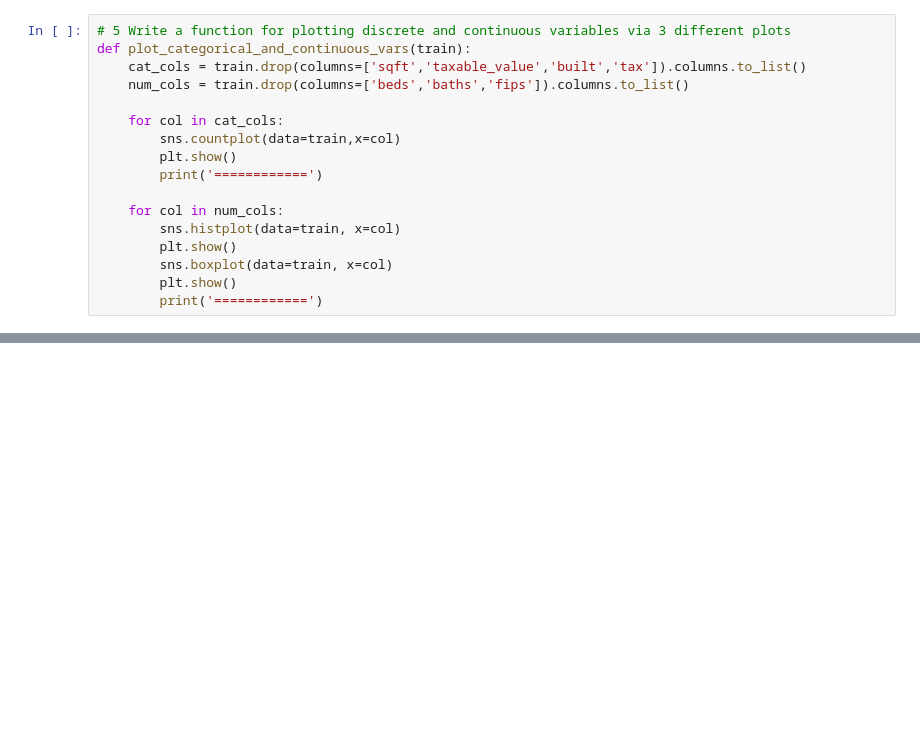
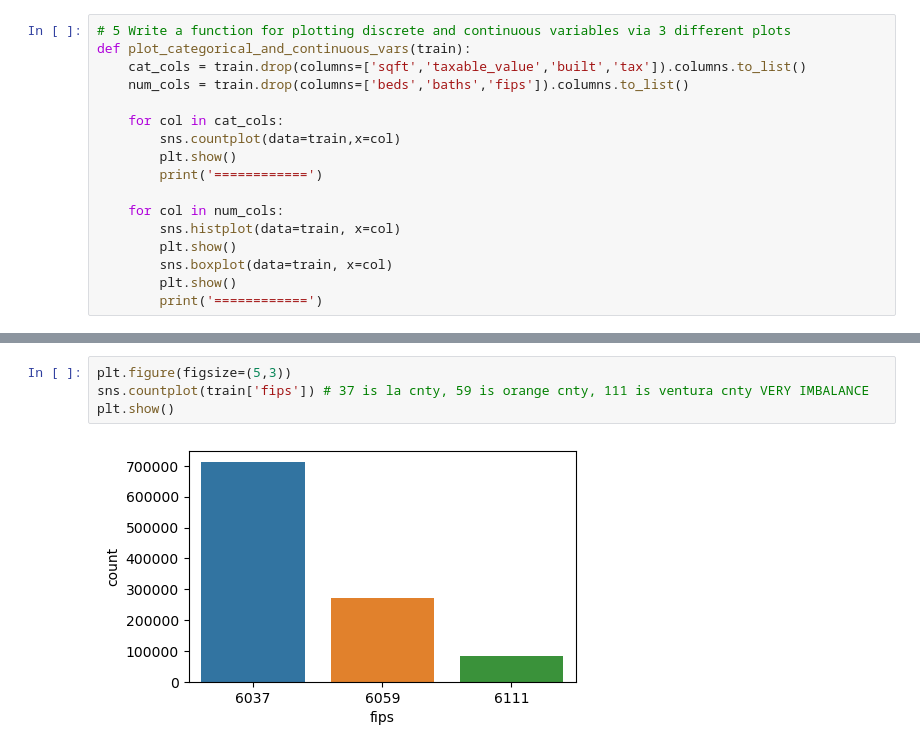
Before and after one commit to RichardAlcabes22/regression-excercises, a Jupyter notebook: explore.ipynb, the cells around one changed output, grey strips where cells are left out. Saved outputs shown, nothing was run; the diff lists cells and outputs as text; blank space fills up the shorter version.

```diff
--- a/explore.ipynb
+++ b/explore.ipynb
@@ -163,3 +176,9 @@ plot_categorical_and_continuous_vars(train)
 [figure]
 ============
 ... (6 outputs left out)
+# %%
+plt.figure(figsize=(5,3))
+sns.countplot(train['fips']) # 37 is la cnty, 59 is orange cnty, 111 is ventura cnty VERY IMBALANCE
+plt.show()
+# %% [output]
+[figure, added]
```
Also changed, not shown: parts of 27 cells of this notebook.
